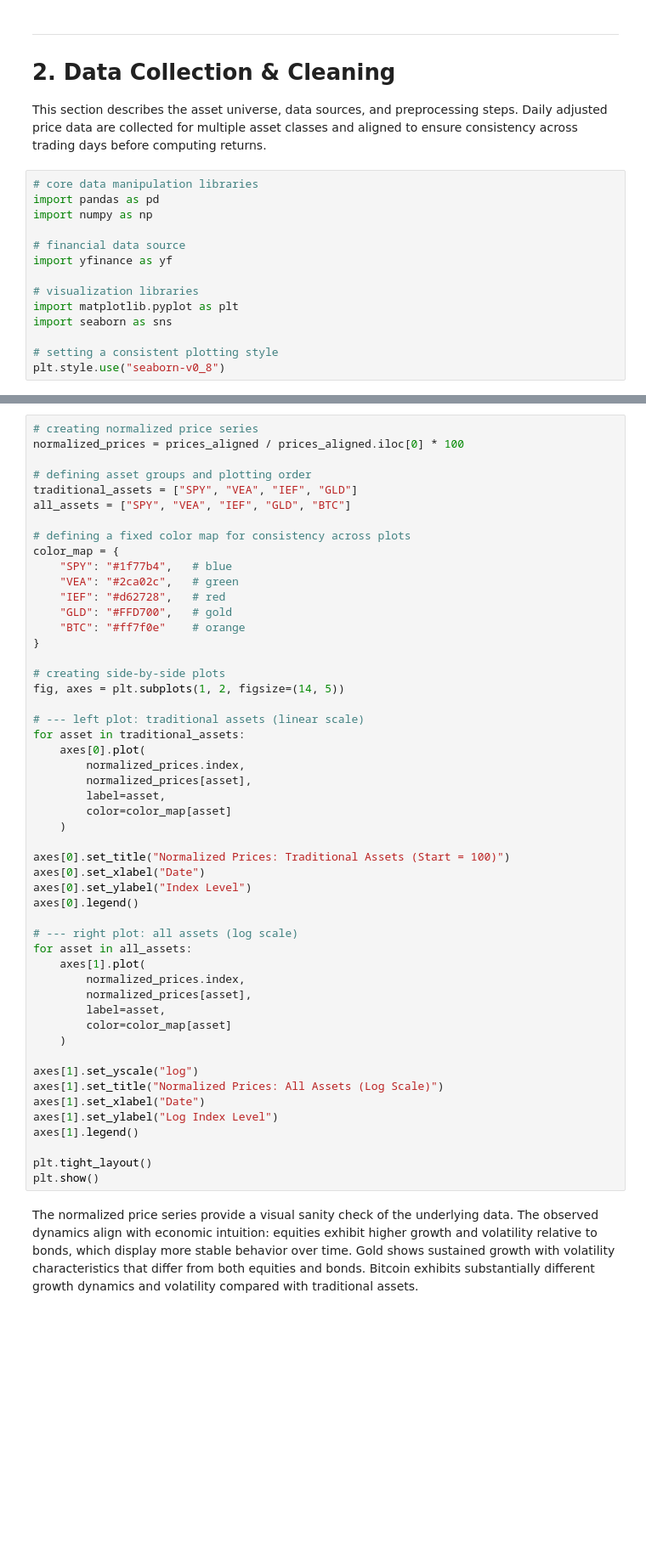
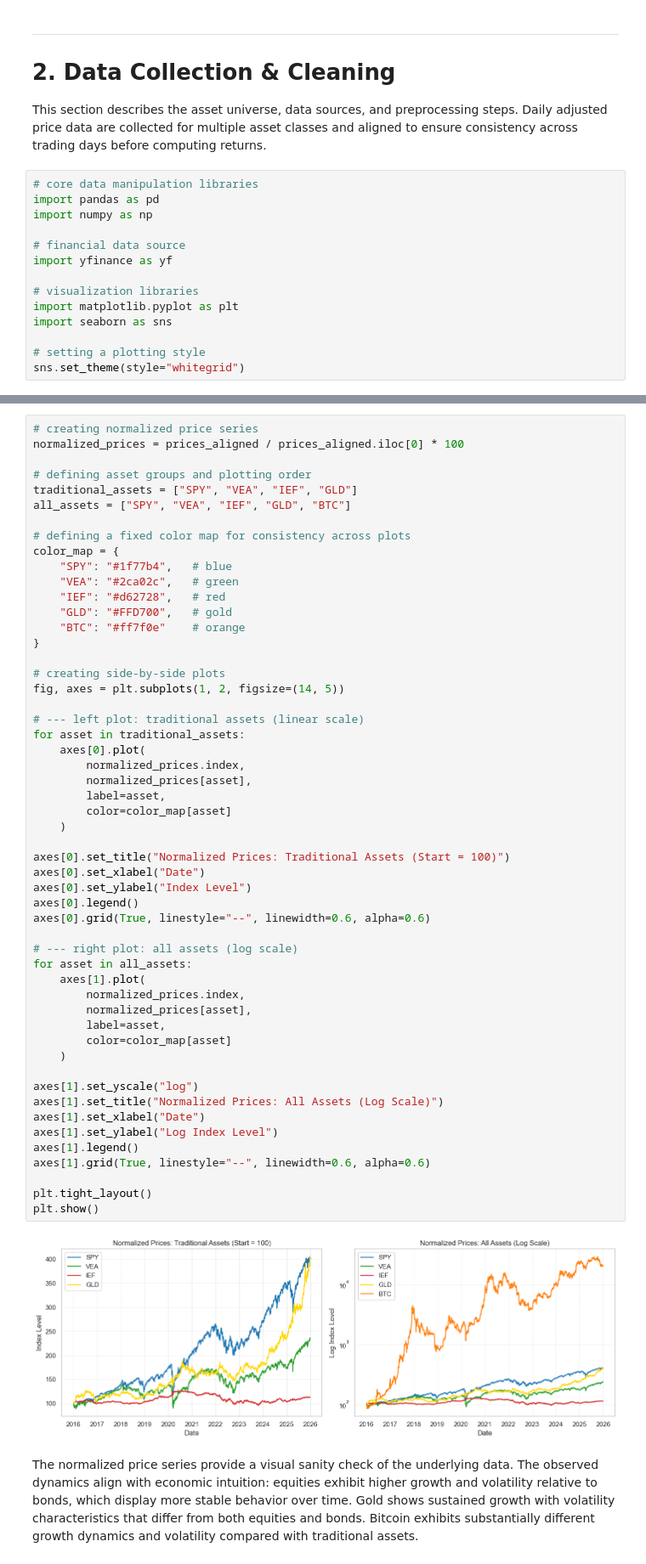
Before and after one commit to z-Saman/portfolio-diversification-project, a Jupyter notebook: notebooks/portfolio_diversification.ipynb, the cells around one changed output, grey strips where cells are left out. Shown at 85% size. Saved outputs shown, nothing was run; the diff lists cells and outputs as text; blank space fills up the shorter version.

Commit message:
Improve visualization style: white theme and refined gridlines

```diff
--- a/notebooks/portfolio_diversification.ipynb
+++ b/notebooks/portfolio_diversification.ipynb
@@ -27,5 +27,5 @@ import yfinance as yf
 import matplotlib.pyplot as plt
 import seaborn as sns
 
-# setting a consistent plotting style
-plt.style.use("seaborn-v0_8")
+# setting a plotting style
+sns.set_theme(style="whitegrid")
@@ -103,33 +127,37 @@ fig, axes = plt.subplots(1, 2, figsize=(14, 5))
 for asset in traditional_assets:
     axes[0].plot(
         normalized_prices.index,
         normalized_prices[asset],
         label=asset,
         color=color_map[asset]
     )
 
 axes[0].set_title("Normalized Prices: Traditional Assets (Start = 100)")
 axes[0].set_xlabel("Date")
 axes[0].set_ylabel("Index Level")
 axes[0].legend()
+axes[0].grid(True, linestyle="--", linewidth=0.6, alpha=0.6)
 
 # --- right plot: all assets (log scale)
 for asset in all_assets:
     axes[1].plot(
         normalized_prices.index,
         normalized_prices[asset],
         label=asset,
         color=color_map[asset]
     )
 
 axes[1].set_yscale("log")
 axes[1].set_title("Normalized Prices: All Assets (Log Scale)")
 axes[1].set_xlabel("Date")
 axes[1].set_ylabel("Log Index Level")
 axes[1].legend()
+axes[1].grid(True, linestyle="--", linewidth=0.6, alpha=0.6)
 
 plt.tight_layout()
 plt.show()
+# %% [output]
+[figure, added]
 # %% [markdown]
 The normalized price series provide a visual sanity check of the underlying data. The observed dynamics align with economic intuition: equities exhibit higher growth and volatility relative to bonds, which display more stable behavior over time. Gold shows sustained growth with volatility characteristics that differ from both equities and bonds. Bitcoin exhibits substantially different growth dynamics and volatility compared with traditional assets.
 # %% [markdown]
```
Also changed, not shown: parts of 15 cells of this notebook, 2 other files.
